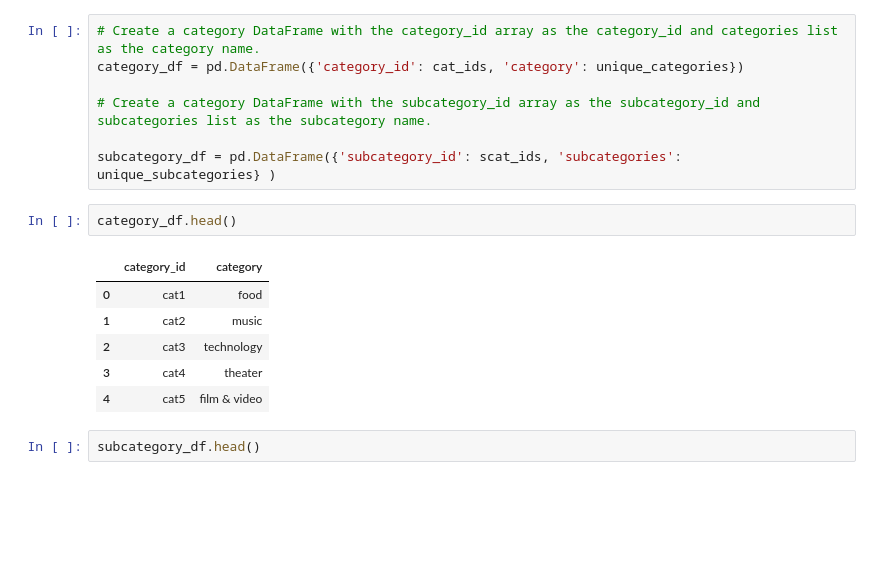
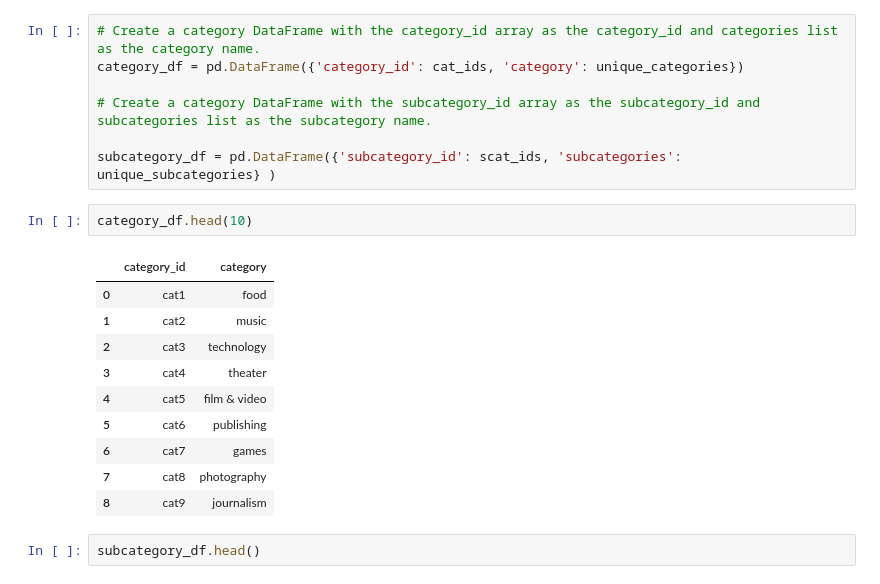
Before and after one commit to SarahGR22/project-two, a Jupyter notebook: ETL_Mini_Project_Starter_Code.ipynb, the cells around one changed output. Saved outputs shown, nothing was run; the diff lists cells and outputs as text; blank space fills up the shorter version.

```diff
--- a/ETL_Mini_Project_Starter_Code.ipynb
+++ b/ETL_Mini_Project_Starter_Code.ipynb
@@ -129,14 +129,18 @@ category_df = pd.DataFrame({'category_id': cat_ids, 'category': unique_categorie
 
 subcategory_df = pd.DataFrame({'subcategory_id': scat_ids, 'subcategories': unique_subcategories} )
 # %%
-category_df.head()
+category_df.head(10)
 # %% [output]
 |  | category_id | category |
 | 0 | cat1 | food |
 | 1 | cat2 | music |
 | 2 | cat3 | technology |
 | 3 | cat4 | theater |
 | 4 | cat5 | film & video |
+| 5 | cat6 | publishing |
+| 6 | cat7 | games |
+| 7 | cat8 | photography |
+| 8 | cat9 | journalism |
 # %%
 subcategory_df.head()
 # %% [output]
```
Also changed, not shown: parts of 26 cells of this notebook, 6 other files.
